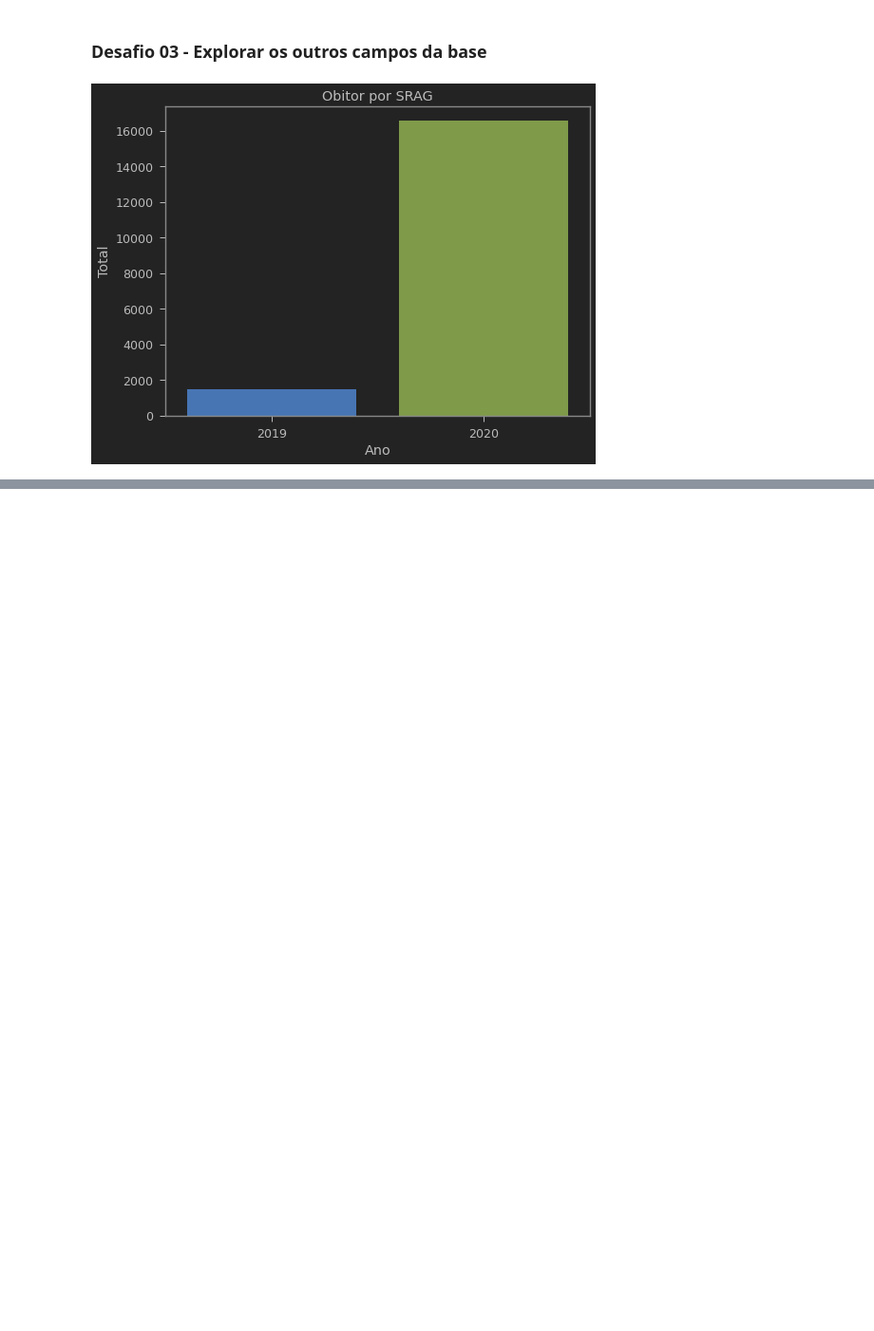
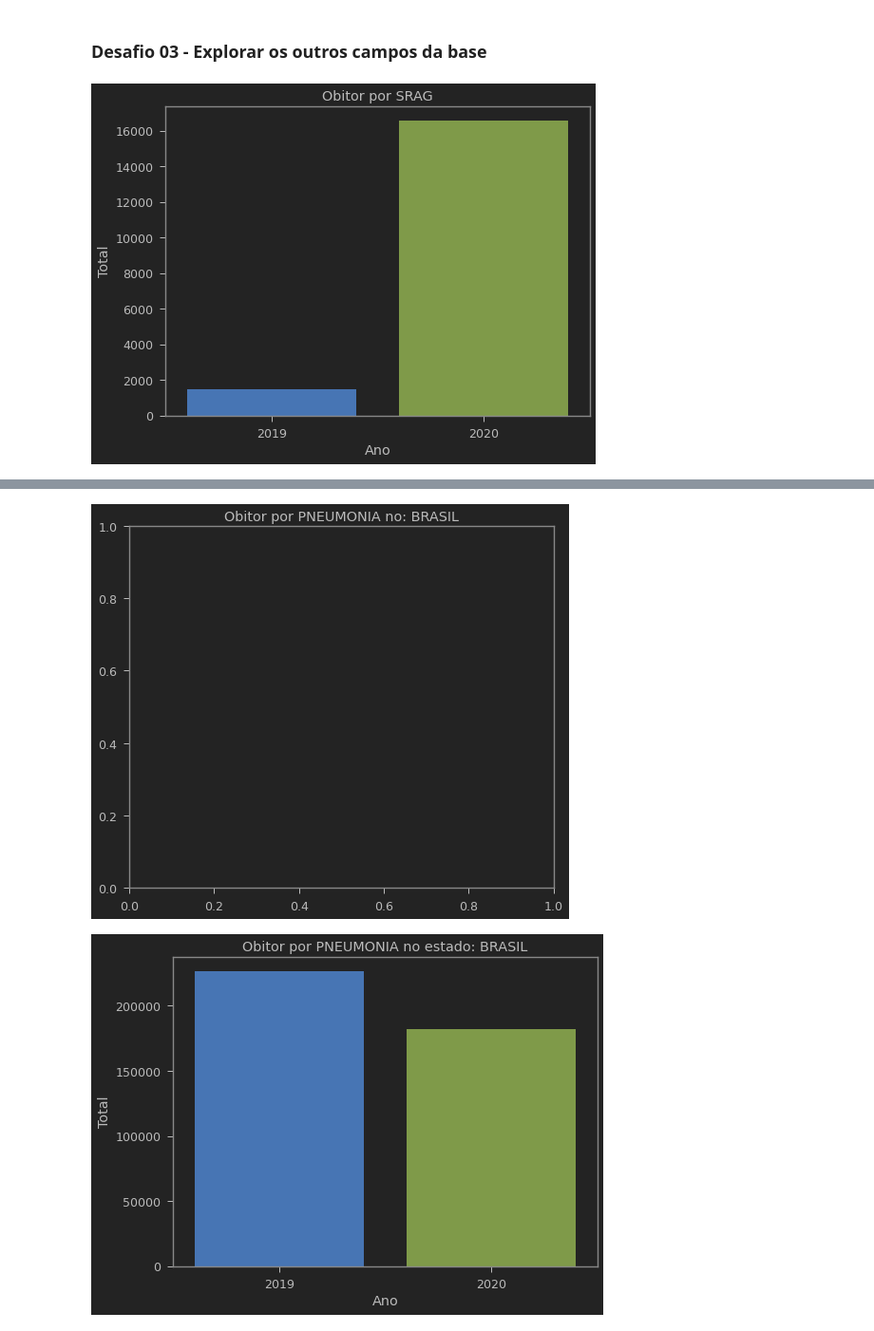
Before and after one commit to Igor-Arantes/analise-covid, a Jupyter notebook: Notebooks/Analise_obitos_covid.ipynb, the cells around one changed output, grey strips where cells are left out. Shown at 95% size. Drawn from its saved outputs; the diff is of its cells as text; code cells hidden in the pictures; blank space fills up the shorter version.

```diff
--- a/Notebooks/Analise_obitos_covid.ipynb
+++ b/Notebooks/Analise_obitos_covid.ipynb
@@ -127,0 +151,27 @@ grafico_comparativo('SRAG')
+# %%
+def grafico_comparativo(causa,uf='BRASIL'):
+
+    if uf == 'BRASIL':
+        total_2019 = dados_2019.groupby('tipo_doenca').sum()
+        total_2020 = dados_2020.groupby('tipo_doenca').sum()
+        lista = int(total_2019.loc[causa]) , int(total_2020.loc[causa])
+        plt.title('Obitor por '+causa+' no: '+uf)
+    else:
+        total_2019 = dados_2019.groupby(['uf','tipo_doenca']).sum()
+        total_2020 = dados_2020.groupby(['uf','tipo_doenca']).sum()
+
+        lista = int(total_2019.loc[uf ,causa]) , int(total_2020.loc[uf,causa])
+
+    plt.figure(figsize=(8,6))
+    dados = pd.DataFrame({'Total':lista,
+                         'Ano':[2019,2020]})
+    plt.title('Obitor por '+causa+' no estado: '+uf)
+
+
+
+    sns.barplot(x='Ano', y='Total',data=dados)
+# %%
+grafico_comparativo('PNEUMONIA')
+# %% [output]
+[figure, added]
+[figure, added]
```
Also changed, not shown: parts of 6 cells of this notebook.
